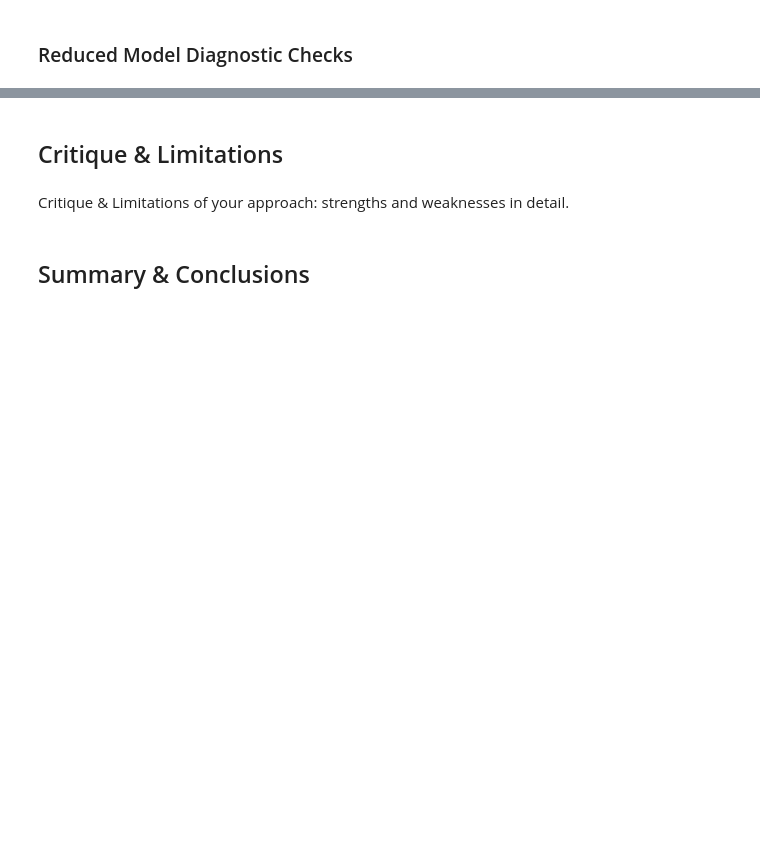
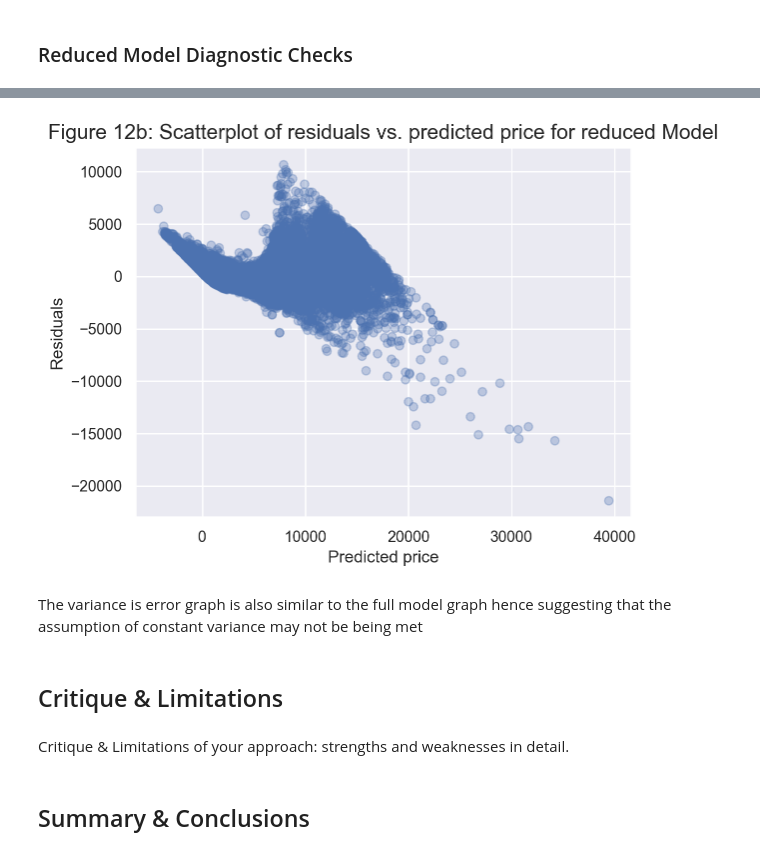
Before and after one commit to ritizzzz/math-phase2, a Jupyter notebook: phase2.ipynb, the cells around one changed output, grey strips where cells are left out. Drawn from its saved outputs; the diff is of its cells as text; code cells hidden in the pictures; blank space fills up the shorter version.

```diff
--- a/phase2.ipynb
+++ b/phase2.ipynb
@@ -421,3 +421,13 @@ plt.show();
+# %%
+plt.scatter(residuals_reduced['predicted'], residuals_reduced['residual'], alpha=0.3);
+plt.xlabel('Predicted price');
+plt.ylabel('Residuals')
+plt.title('Figure 12b: Scatterplot of residuals vs. predicted price for reduced Model', fontsize=15)
+plt.show();
+# %% [output]
+[figure, added]
+# %% [markdown]
+The variance is error graph is also similar to the full model graph hence suggesting that the assumption of constant variance may not be being met
 # %% [markdown]
 ## Critique & Limitations <a id='cl'></a>
 # %% [markdown]
```
Also changed, not shown: parts of 2 cells of this notebook.
